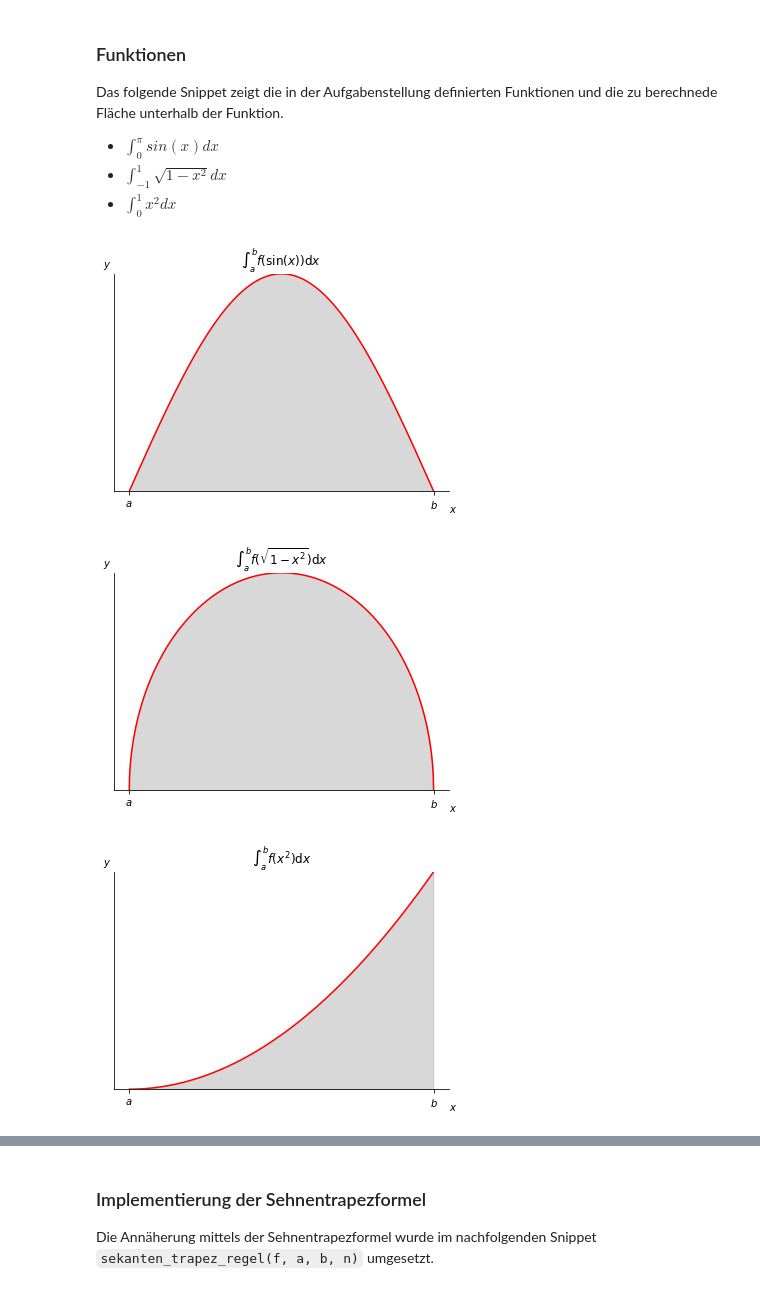
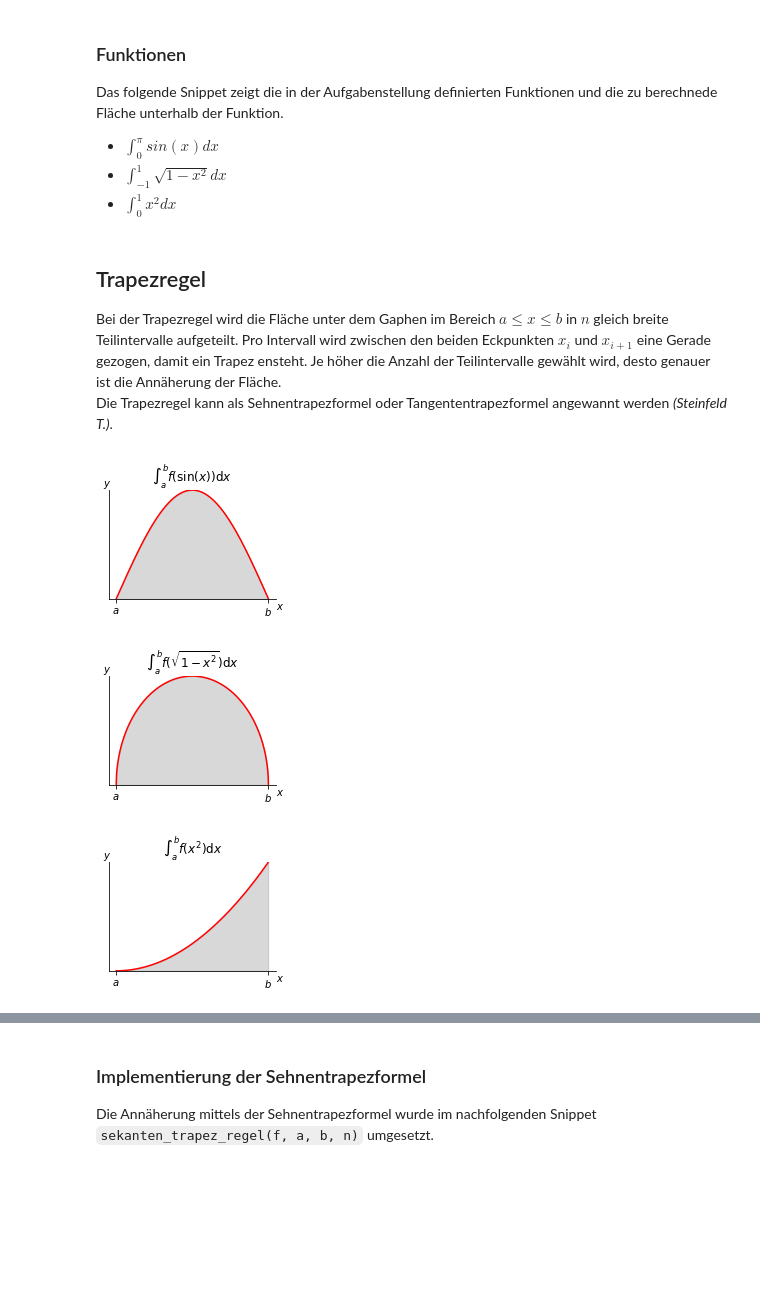
Before and after one commit to cheorges/Analysis-With-Python, a Jupyter notebook: Numerische Integration.ipynb, the cells around one changed output, grey strips where cells are left out. Saved outputs shown, nothing was run; the diff lists cells and outputs as text; code cells hidden in the pictures; blank space fills up the shorter version.

```diff
--- a/Numerische Integration.ipynb
+++ b/Numerische Integration.ipynb
@@ -102,33 +106,38 @@ def funktion_3(x):
 funktionen = [(funktion_1, 0, np.pi, r"$\int_a^b f(\sin(x))\mathrm{d}x$"),
               (funktion_2, -1, 1, r"$\int_a^b f(\sqrt{1-x^2})\mathrm{d}x$"),
               (funktion_3, 0, 1, r"$\int_a^b f(x^2)\mathrm{d}x$"),]
+# %% [markdown]
+## Trapezregel
+Bei der Trapezregel wird die Fläche unter dem Gaphen im Bereich $a \leq x \leq b$ in $n$ gleich breite Teilintervalle aufgeteilt. Pro Intervall wird zwischen den beiden Eckpunkten $x_i$ und $x_{i+1}$ eine Gerade gezogen, damit ein Trapez ensteht. Je höher die Anzahl der Teilintervalle gewählt wird, desto genauer ist die Annäherung der Fläche.
+Die Trapezregel kann als Sehnentrapezformel oder Tangententrapezformel angewannt werden *(Steinfeld T.)*.
 # %%
 import matplotlib.pyplot as plt
 
 
 
 for f, a, b, title in funktionen:
     x = np.linspace(a, b, 1000)
 
     fig, ax = plt.subplots()
+    fig.set_size_inches(3,2)
     plt.title(title)
     fig.text(0.9, 0.05, '$x$')
     fig.text(0.1, 0.9, '$y$')
 
     ax.set_xticks((a, b))
     ax.set_xticklabels(('$a$', '$b$'))
     ax.set_yticks([])
     ax.set_ylim(bottom=0)
     ax.spines['right'].set_visible(False)
     ax.spines['top'].set_visible(False)
 
     ax.xaxis.set_ticks_position('bottom')
 
     plt.fill_between(x, f(x), where = [(x > a and x < b) for x in x], color = 'grey', alpha = 0.3)
 
     plt.plot(x, f(x), '-r')
     plt.show()
 # %% [output]
-[figure, old version]
+[figure, new version]
-[figure, old version]
+[figure, new version]
-[figure, old version]
+[figure, new version]
```
Also changed, not shown: parts of 22 cells of this notebook.
